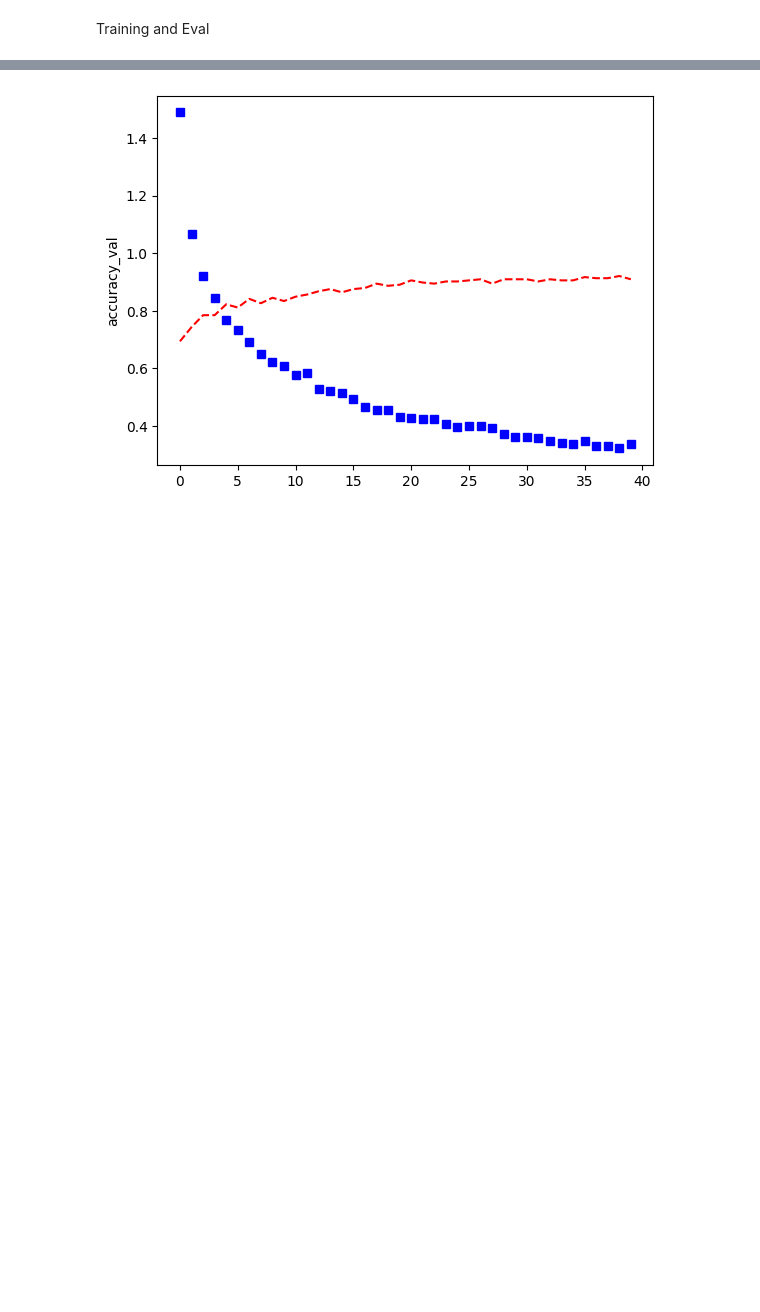
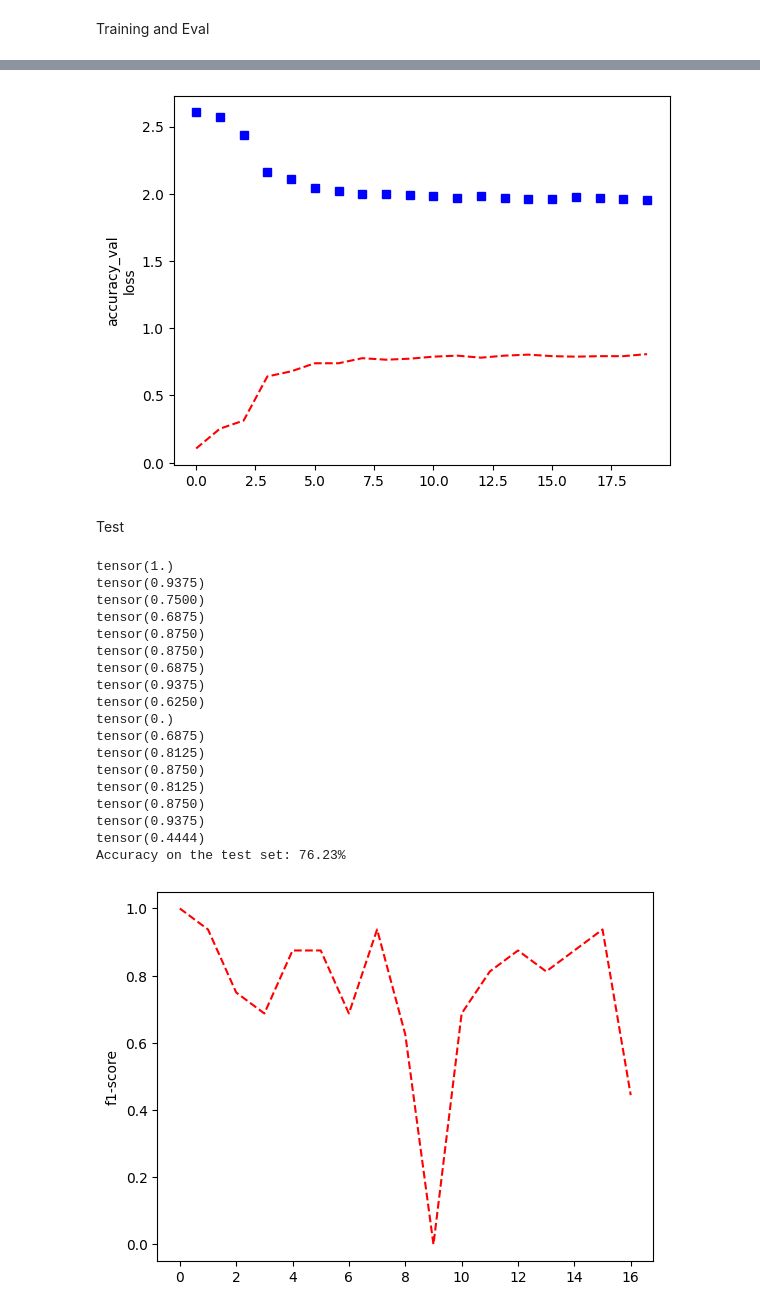
Before and after one commit to francomano/Cards_Classification_Kaggle, a Jupyter notebook: stuff.ipynb, the cells around one changed output, grey strips where cells are left out. Drawn from its saved outputs; the diff is of its cells as text; code cells hidden in the pictures; blank space fills up the shorter version.

```diff
--- a/stuff.ipynb
+++ b/stuff.ipynb
@@ -186,8 +207,8 @@ myCNN(
 #net.to(DEVICE)
 # %%
 loss = nn.CrossEntropyLoss()  #requires 1-hot encoding
-optimizer = optim.SGD(net.parameters(), lr=0.0001,momentum=0.9)     #0.0001 for my model, we avoided local minima with momentum
-#scheduler = optim.lr_scheduler.ExponentialLR(optimizer, gamma=0.99)
+optimizer = optim.SGD(net.parameters(), lr=0.001,momentum=0.9)
+scheduler = optim.lr_scheduler.ExponentialLR(optimizer, gamma=0.99)
 # %%
 def correct_predictions(prediction, target):
     return (
@@ -197,7 +218,7 @@ def correct_predictions(prediction, target):
 # %% [markdown]
 Training and Eval
 # %%
-max_epochs = 40
+max_epochs = 20
 accuracies=[]
 losses=[]
 for epoch in range(max_epochs):
@@ -236,5 +257,5 @@ for epoch in range(max_epochs):
 
     print(f'EPOCH{epoch+1:4d} LOSS: {loss_:.5f}',
           f'ACC: {acc:.2%} ')
-    #scheduler.step()
+    scheduler.step()
 # %% [output]
@@ -258,6 +282,57 @@ EPOCH  40 LOSS: 0.33913 ACC: 90.94%
 # %%
 plt.plot(range(max_epochs),accuracies,'r--',range(max_epochs),losses,'bs')
-plt.ylabel('accuracy_val')
+plt.ylabel('accuracy_val\nloss')
 plt.show()
 # %% [output]
-[figure, old version]
+[figure, new version]
+# %% [markdown]
+Test
+# %%
+from torchmetrics.classification import MulticlassF1Score
+net.eval()
+acc = 0.
+total = 0.
+f1 = MulticlassF1Score(task="multiclass", num_classes=14,average='micro')
+f1_list=[]
+
+for i, (x, y) in enumerate(test_loader):
+  with torch.no_grad():
+    x, y = x.to(DEVICE),y.to(DEVICE)
+    z = F.one_hot(y, 14).float()
+    n = float(x.size(0))
+    total += n
+    pred = net(x)
+    acc  += float(correct_predictions(pred, z))
+    f1_score=f1(pred.cpu().argmax(dim=-1), y.cpu())
+    print(f1_score)
+    f1_list.append(f1_score)
+acc/=total
+
+
+
+
+print(f"Accuracy on the test set: {acc:.2%}")
+x_axis=range(int(test_set.__len__()/BATCH_SIZE)+1)
+plt.plot(x_axis,f1_list,'r--')
+plt.ylabel('f1-score')
+plt.show()
+# %% [output]
+tensor(1.)
+tensor(0.9375)
+tensor(0.7500)
+tensor(0.6875)
+tensor(0.8750)
+tensor(0.8750)
+tensor(0.6875)
+tensor(0.9375)
+tensor(0.6250)
+tensor(0.)
+tensor(0.6875)
+tensor(0.8125)
+tensor(0.8750)
+tensor(0.8125)
+tensor(0.8750)
+tensor(0.9375)
+tensor(0.4444)
+Accuracy on the test set: 76.23%
+[figure, added]
```
Also changed, not shown: parts of 4 cells of this notebook.
